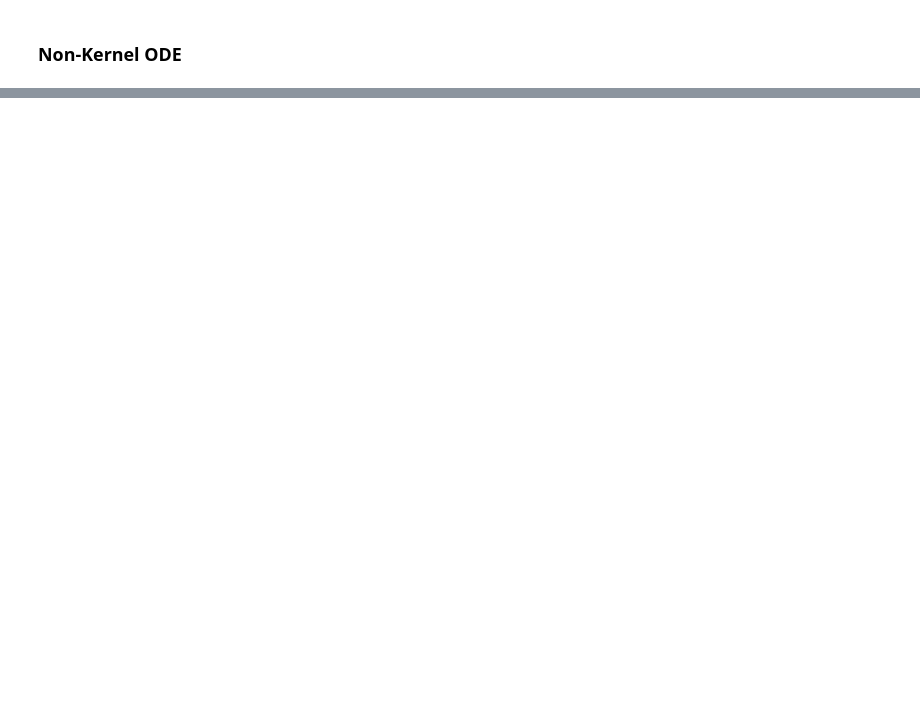
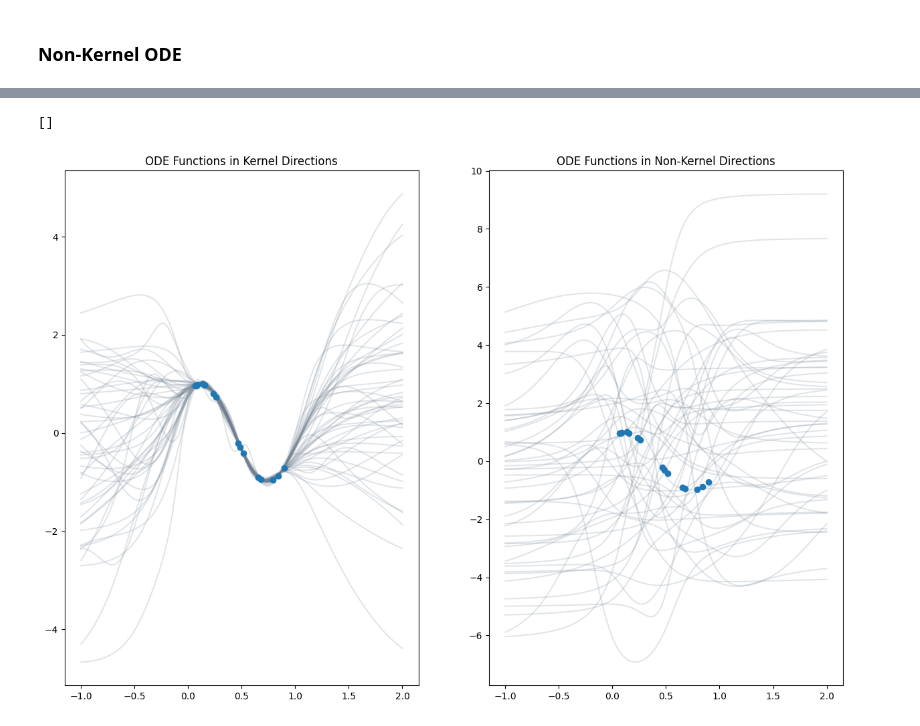
Before and after one commit to h-roy/geometric-laplace, a Jupyter notebook: experiments/temp_sine.ipynb, the cells around one changed output, grey strips where cells are left out. Saved outputs shown, nothing was run; the diff lists cells and outputs as text; code cells hidden in the pictures; blank space fills up the shorter version.

```diff
--- a/experiments/temp_sine.ipynb
+++ b/experiments/temp_sine.ipynb
@@ -529,0 +566,48 @@ Text(0.5, 1.0, 'Ode solutions')
+# %%
+n_dirs = 50
+random_init_dir = jax.random.normal(sample_key, (n_dirs, D,))
+
+def non_ker_ode_solve_multiple_dir(single_dir):
+    n_evals = 2
+    integration_time = 1.0
+    rank = 7
+    v0 = jnp.ones(D)*5
+    nonker_posterior, y_sols = ode_ggn(mse_loss,model.apply,params,single_dir,v0,rank,n_evals,integration_time,x_train,y_train,1e-7, 1e-7,1.0,"non-kernel")
+    nonker_posterior = jax.tree_map(lambda x: x[-1], nonker_posterior)
+    return nonker_posterior
+
+nonker_posterior = jax.vmap(non_ker_ode_solve_multiple_dir)(random_init_dir)
+# %%
+nonker_predictive = sample_predictive(nonker_posterior, params, model, x_val, False, "Pytree")
+x_sorted, idx = jnp.sort(x_val[:, 0]), jnp.argsort(x_val[:, 0])
+nonker_samples_sorted = nonker_predictive[:, idx, :].squeeze()
+# %%
+n_dirs = 50
+random_init_dir = jax.random.normal(sample_key, (n_dirs, D,))
+
+def ker_ode_solve_multiple_dir(single_dir):
+    n_evals = 2
+    integration_time = 1.0
+    rank = 7
+    v0 = jnp.ones(D)*5
+    ker_posterior, y_sols = ode_ggn(mse_loss,model.apply,params,single_dir,v0,rank,n_evals,integration_time,x_train,y_train,1e-7, 1e-7,1.0,"kernel")
+    ker_posterior = jax.tree_map(lambda x: x[-1], ker_posterior)
+    return ker_posterior
+
+ker_posterior = jax.vmap(ker_ode_solve_multiple_dir)(random_init_dir)
+# %%
+ker_predictive = sample_predictive(ker_posterior, params, model, x_val, False, "Pytree")
+x_sorted, idx = jnp.sort(x_val[:, 0]), jnp.argsort(x_val[:, 0])
+ker_samples_sorted = ker_predictive[:, idx, :].squeeze()
+# %%
+fig, ax = plt.subplots(ncols=2, figsize=(15, 10))
+ax[0].plot(x_sorted, ker_samples_sorted.transpose(), marker="None", linestyle="-", alpha=0.2, color="slategrey")
+ax[0].plot(jnp.array(x_train[:, 0]), jnp.array(y_train[:, 0]), label="Targets", linestyle="None", marker="o")
+ax[0].set_title("ODE Functions in Kernel Directions")
+ax[1].plot(x_sorted, nonker_samples_sorted.transpose(), marker="None", linestyle="-", alpha=0.2, color="slategrey")
+ax[1].plot(jnp.array(x_train[:, 0]), jnp.array(y_train[:, 0]), label="Targets", linestyle="None", marker="o")
+ax[1].set_title("ODE Functions in Non-Kernel Directions")
+plt.plot()
+# %% [output]
+[]
+[figure, added]
```
Also changed, not shown: parts of 13 cells of this notebook, 10 other files.
